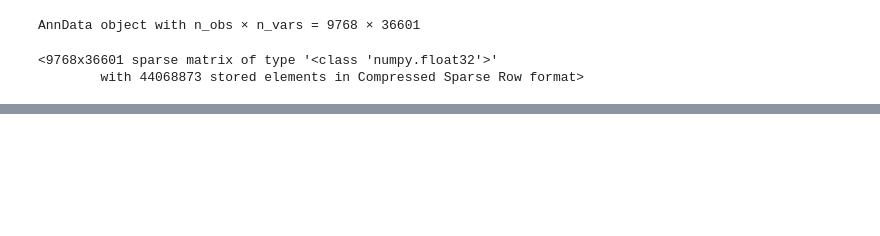
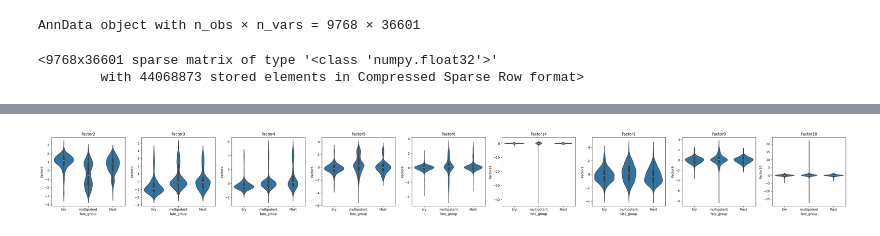
Before and after one commit to kj0s/mofa-nmf, a Jupyter notebook: final_mefisto (2).ipynb, the cells around one changed output, grey strips where cells are left out. Drawn from its saved outputs; the diff is of its cells as text; code cells hidden in the pictures; blank space fills up the shorter version.

```diff
--- a/final_mefisto (2).ipynb
+++ b/final_mefisto (2).ipynb
@@ -505,0 +800,30 @@ model.close()
+# %%
+factor_cols = [c for c in Z_primary.columns if c != "fate_group"]
+
+test_results = []
+for factor in factor_cols:
+    z_ery = Z_primary.loc[Z_primary["fate_group"] == "Ery", factor]
+    z_multi = Z_primary.loc[Z_primary["fate_group"] == "multipotent", factor]
+
+    if len(z_ery) < 5 or len(z_multi) < 5:
+        continue
+
+    stat, p = mannwhitneyu(z_ery, z_multi, alternative="two-sided")
+    test_results.append({
+        "factor": factor,
+        "n_ery": len(z_ery),
+        "n_multi": len(z_multi),
+        "median_ery": z_ery.median(),
+        "median_multi": z_multi.median(),
+        "median_diff": z_ery.median() - z_multi.median(),
+        "p": p,
+    })
+
+results_df = pd.DataFrame(test_results)
+_, results_df["p_adj"], _, _ = multipletests(results_df["p"], method="fdr_bh")
+results_df = results_df.sort_values("p_adj")
+
+print(results_df.to_string(index=False))
+
+SIG_FACTORS = results_df.loc[results_df["p_adj"] < 0.01, "factor"].tolist()
+print(f"\nSignificant factors (FDR < 0.05): {SIG_FACTORS}")
@@ -505,0 +890,17 @@ model.close()
+# %%
+import matplotlib.pyplot as plt
+import seaborn as sns
+
+if SIG_FACTORS:
+    n = len(SIG_FACTORS)
+    fig, axes = plt.subplots(1, n, figsize=(4 * n, 4), squeeze=False)
+    for ax, factor in zip(axes[0], SIG_FACTORS):
+        sns.violinplot(data=Z_primary, x="fate_group", y=factor, ax=ax, order=PRIMARY_LABELS)
+        ax.set_title(factor)
+    plt.tight_layout()
+    plt.show()
+else:
+    print("No factors passed FDR < 0.05 - consider relaxing the threshold or "
+          "revisiting the fate labels before concluding there's no signal.")
+# %% [output]
+[figure, added]
```
Also changed, not shown: parts of 65 cells of this notebook.
